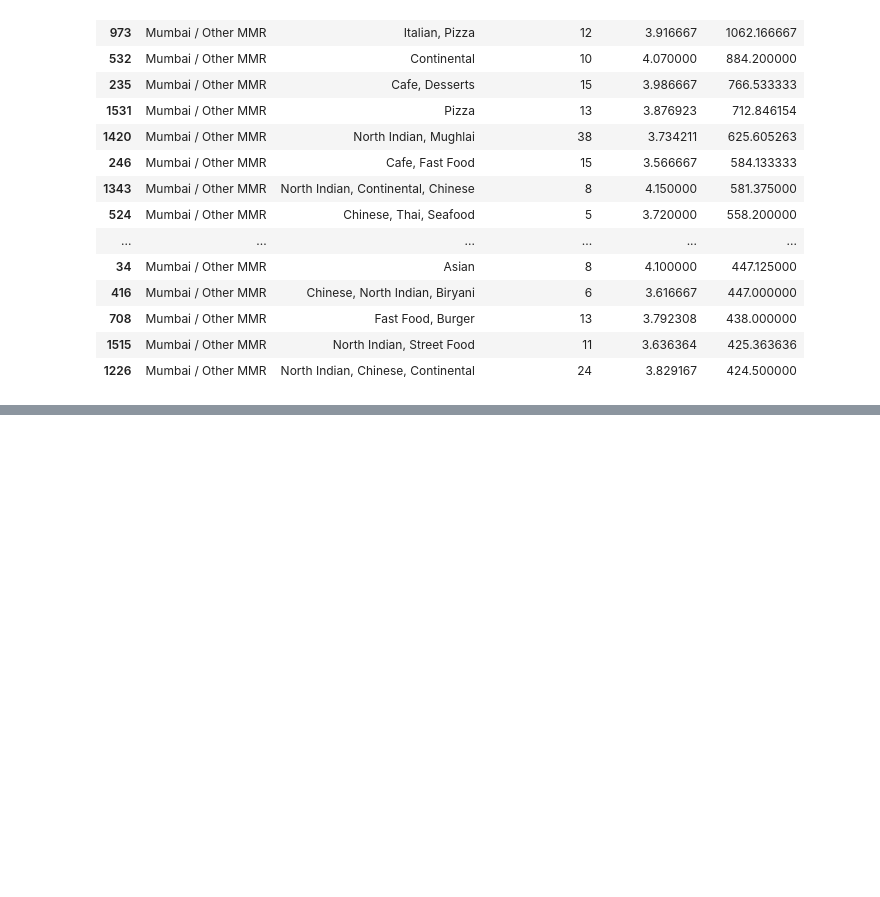
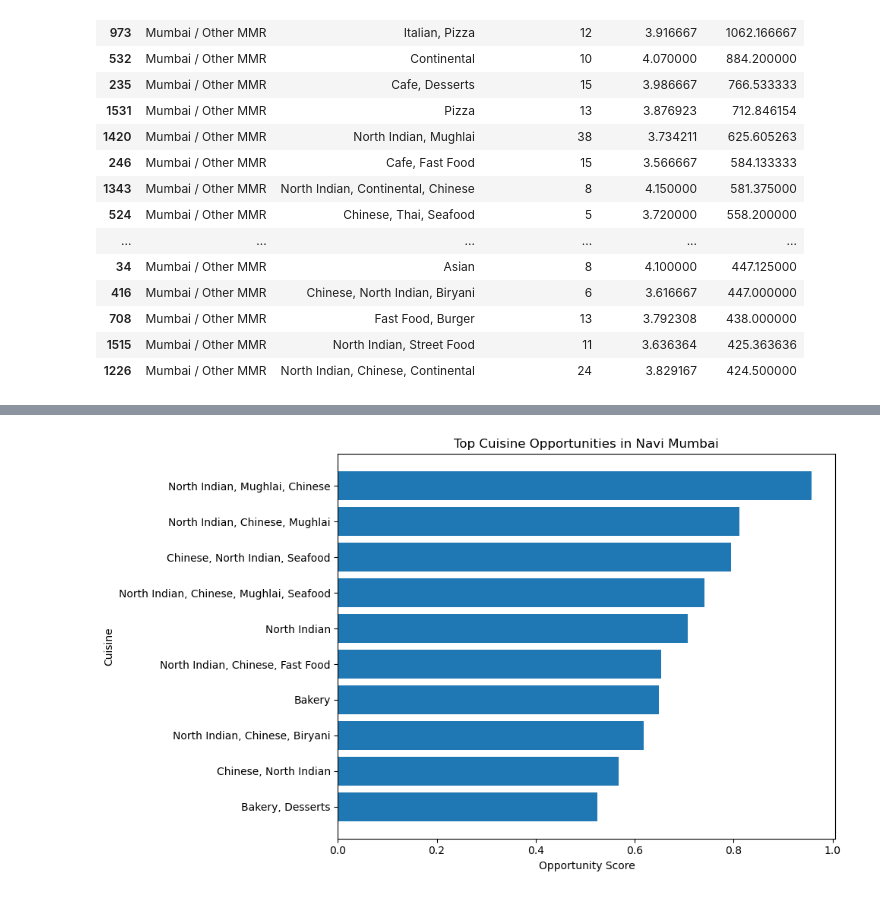
Before and after one commit to devika0624/mumbai-mmr-restaurant-market-intelligence, a Jupyter notebook: notebooks/02_mumbai_dataset_audit.ipynb, the cells around one changed output, grey strips where cells are left out. Cells and saved outputs as stored; diff of their text form; code cells hidden in the pictures; blank space fills up the shorter version.

```diff
--- a/notebooks/02_mumbai_dataset_audit.ipynb
+++ b/notebooks/02_mumbai_dataset_audit.ipynb
@@ -2639,0 +3084,22 @@ cuisine_city.head(20)
+# %%
+# Top cuisine opportunities in Thane
+
+thane_opportunities = opportunity[
+    opportunity["City"] == "Thane"
+].copy()
+
+thane_opportunities = thane_opportunities.sort_values(
+    "Opportunity_Score",
+    ascending=False
+)
+
+thane_opportunities[
+    [
+        "City",
+        "Cuisines",
+        "Restaurant_Count",
+        "Demand_Score",
+        "Scarcity_Score",
+        "Opportunity_Score"
+    ]
+].head(15)
@@ -2639,0 +3119,23 @@ cuisine_city.head(20)
+# %%
+import matplotlib.pyplot as plt
+
+# Top 10 opportunities in each city
+navi_top10 = navi_opportunities.head(10).copy()
+thane_top10 = thane_opportunities.head(10).copy()
+
+# Plot Navi Mumbai
+plt.figure(figsize=(10, 6))
+
+plt.barh(
+    navi_top10["Cuisines"][::-1],
+    navi_top10["Opportunity_Score"][::-1]
+)
+
+plt.xlabel("Opportunity Score")
+plt.ylabel("Cuisine")
+plt.title("Top Cuisine Opportunities in Navi Mumbai")
+
+plt.tight_layout()
+plt.show()
+# %% [output]
+[figure, added]
```
Also changed, not shown: parts of 40 cells of this notebook.
